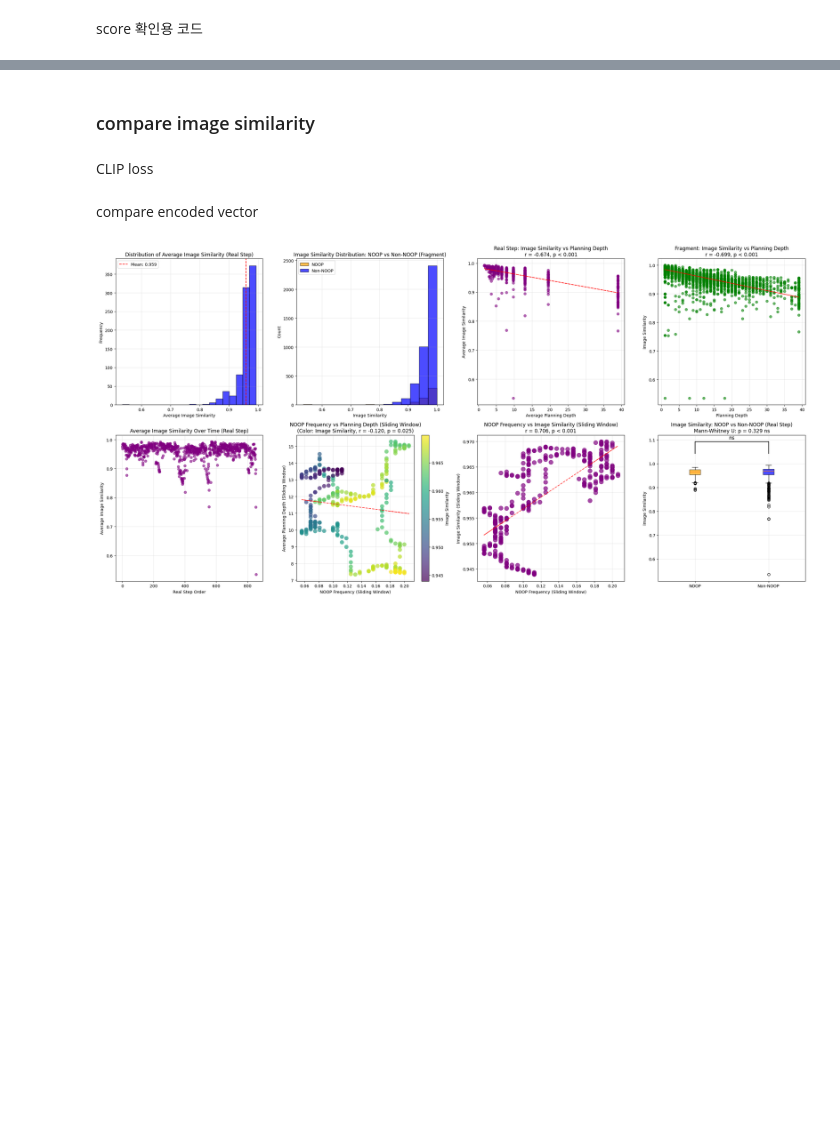
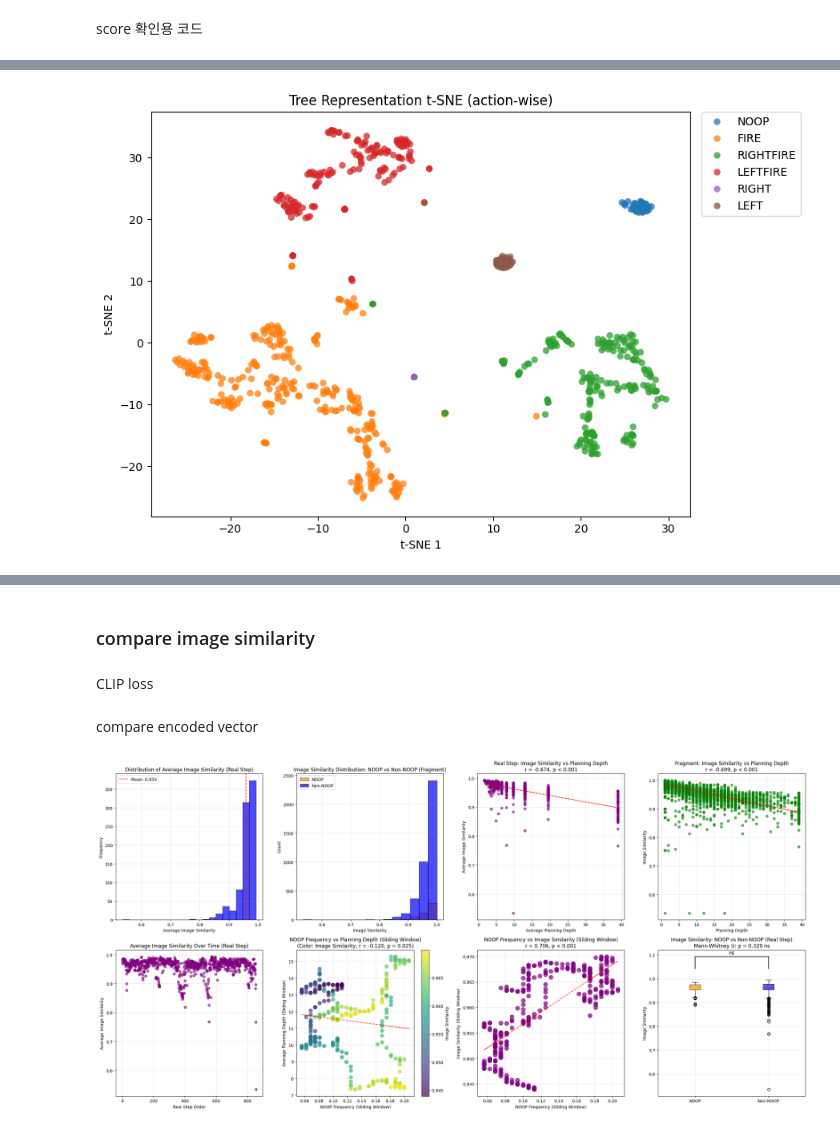
Before and after one commit to jmjmfasdf/thinker, a Jupyter notebook: behavior_analysis_spaceinvaders.ipynb, the cells around one changed output, grey strips where cells are left out. Saved outputs shown, nothing was run; the diff lists cells and outputs as text; code cells hidden in the pictures; blank space fills up the shorter version.

```diff
--- a/behavior_analysis_spaceinvaders.ipynb
+++ b/behavior_analysis_spaceinvaders.ipynb
@@ -510,5 +513,98 @@ Standard deviation of planning depth: 7.082
 Relationship strength: 매우 강함
 Positive correlation: NOOP 빈도가 높을수록 planning depth도 높음
+# %%
+import numpy as np
+from sklearn.preprocessing import StandardScaler
+from sklearn.manifold import TSNE
+import matplotlib.pyplot as plt
+import seaborn as sns
+
+action_mapping = {
+    'NOOP': 0,
+    'FIRE': 1,
+    'RIGHT': 2,
+    'LEFT': 3,
+    'RIGHTFIRE': 4,
+    'LEFTFIRE': 5,
+}
+idx_to_action = {v: k for k, v in action_mapping.items()}
+
+def vectorize_tree_reps(tree_reps, fields=None):
+    if fields is None:
+        fields = [k for k, v in tree_reps.items() if isinstance(v, np.ndarray)]
+    lengths = [tree_reps[k].shape[0] for k in fields]
+    common_len = min(lengths)
+    vectors = []
+    for key in fields:
+        arr = np.asarray(tree_reps[key][:common_len])
+        vectors.append(arr.reshape(common_len, -1))
+    return np.concatenate(vectors, axis=1), common_len
+
+def prepare_real_step_tree_matrix(data):
+    status_data = data['status']
+    real_indices, planning_depths, reset_info = analyze_status_data(status_data)
+
+    tree_matrix, max_len = vectorize_tree_reps(data['tree_reps'])
+    real_indices = np.array(real_indices)
+    valid = real_indices < tree_matrix.shape[0]
+    real_indices = real_indices[valid]
+    tree_real = tree_matrix[real_indices]
+
+    action_ids = np.argmax(data['tree_reps']['cur_action'][:max_len], axis=1)
+    action_labels = np.array([idx_to_action.get(a, f"A{a}") for a in action_ids])
+    action_labels = action_labels[real_indices]
+
+    planning_depths = np.array(planning_depths)[valid]
+
+    return tree_real, action_labels, planning_depths, real_indices
+
+def plot_tree_rep_tsne(data, perplexity=30, fields=None, random_state=0):
+    tree_real, action_labels, planning_depths, real_indices = prepare_real_step_tree_matrix(data)
+
+    scaler = StandardScaler()
+    tree_scaled = scaler.fit_transform(tree_real)
+
+    tsne = TSNE(
+        n_components=2,
+        perplexity=perplexity,
+        random_state=random_state,
+        init='pca',
+        learning_rate='auto'
+    )
+    emb = tsne.fit_transform(tree_scaled)
+
+    tsne_df = {
+        'tsne_1': emb[:, 0],
+        'tsne_2': emb[:, 1],
+        'action': action_labels,
+        'planning_depth': planning_depths,
+        'real_idx': real_indices,
+    }
+
+    depth_style = np.where(planning_depths > np.median(planning_depths), 'High depth', 'Low depth')
+
+    plt.figure(figsize=(9, 6))
+    sns.scatterplot(
+        x=tsne_df['tsne_1'],
+        y=tsne_df['tsne_2'],
+        hue=tsne_df['action'],
+        palette='tab10',
+        alpha=0.75,
+        edgecolor='none'
+    )
+    plt.title('Tree Representation t-SNE (action-wise)')
+    plt.xlabel('t-SNE 1')
+    plt.ylabel('t-SNE 2')
+    plt.legend(bbox_to_anchor=(1.02, 1), loc='upper left', borderaxespad=0.)
+    plt.tight_layout()
+    plt.show()
+
+    return tsne_df
+
+# 예시 실행
+tsne_results = plot_tree_rep_tsne(data, perplexity=35)
+# %% [output]
+[figure, added]
 # %%
 def compare_planning_depth_noop_vs_nonnoop(data):
     """
```
Also changed, not shown: parts of 6 cells of this notebook, 39 other files.
